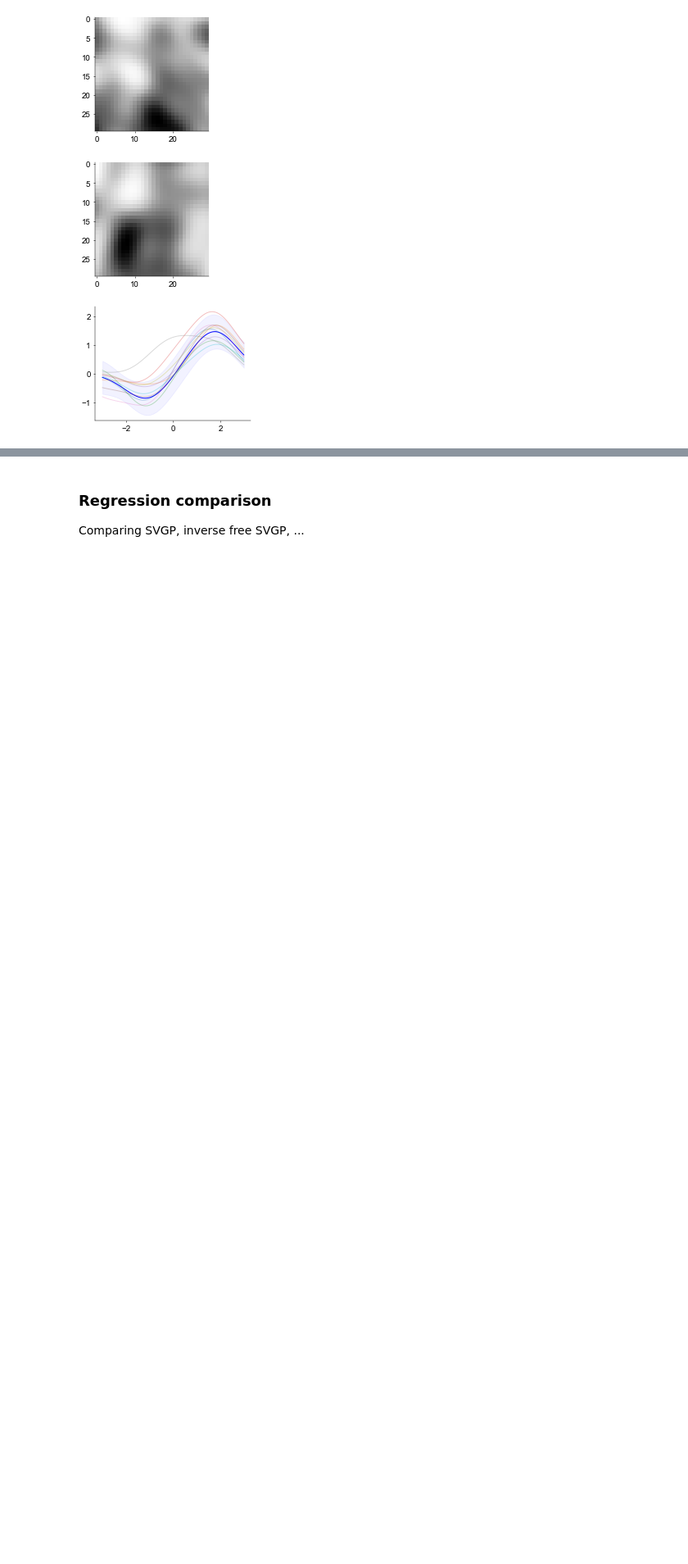
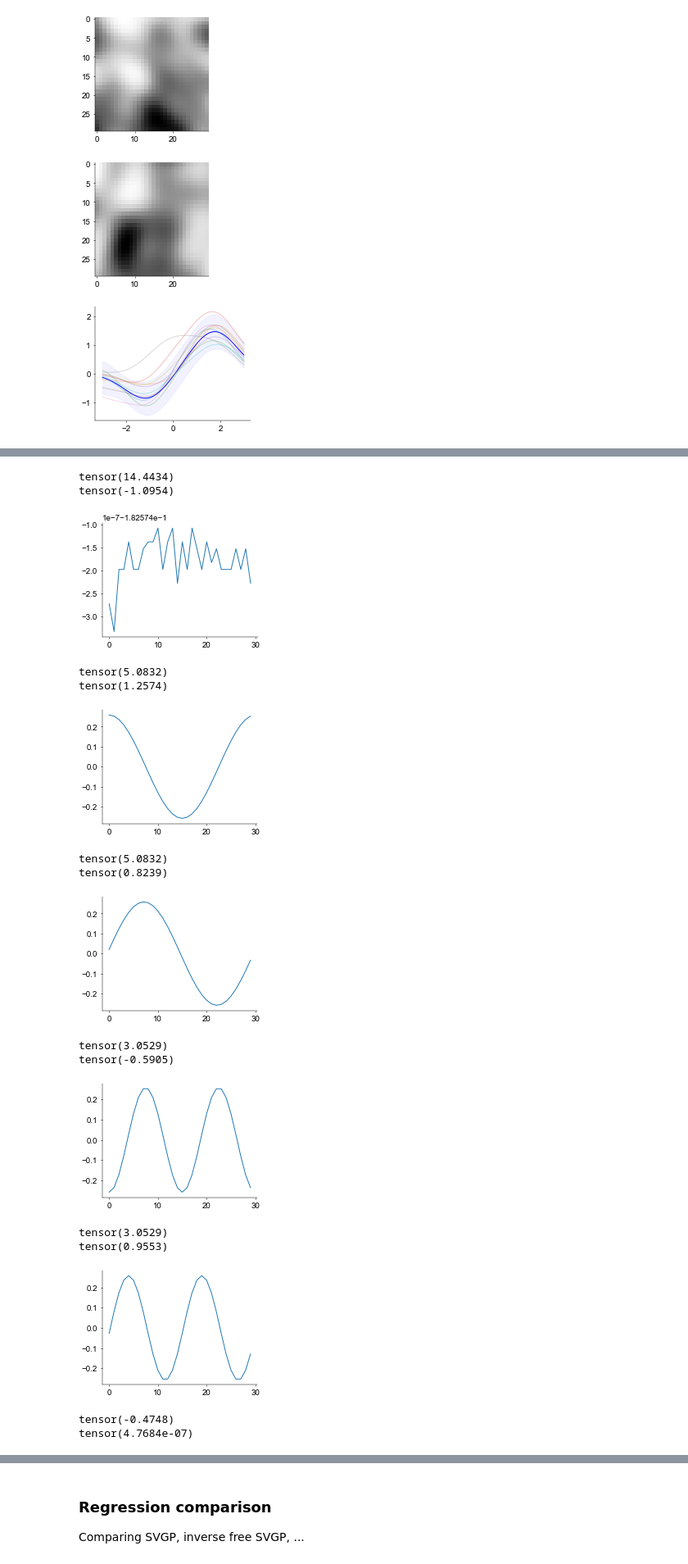
Before and after one commit to davindicode/nonparametric-nonrenewal-process, a Jupyter notebook: notebooks/GP.ipynb, the cells around one changed output, grey strips where cells are left out. Shown at 82% size. Drawn from its saved outputs; the diff is of its cells as text; code cells hidden in the pictures; blank space fills up the shorter version.

```diff
--- a/notebooks/GP.ipynb
+++ b/notebooks/GP.ipynb
@@ -146,0 +228,29 @@ plt.show()
+# %%
+n_e = 0
+v = torch.ones(Tl)
+v[6:] = 0
+L, V = torch.eig(K[0, ...], eigenvectors=True)
+for n_e in range(Tl):
+    print(L[n_e][0])
+    print((V[:, n_e]*v).sum())
+    plt.plot(V[:, n_e].numpy())
+    #plt.ylim(0)
+    plt.show()
+# %% [output]
+tensor(14.4434)
+tensor(-1.0954)
+[figure, added]
+tensor(5.0832)
+tensor(1.2574)
+[figure, added]
+tensor(5.0832)
+tensor(0.8239)
+[figure, added]
+tensor(3.0529)
+tensor(-0.5905)
+[figure, added]
+tensor(3.0529)
+tensor(0.9553)
+[figure, added]
+tensor(-0.4748)
+tensor(4.7684e-07)
```
Also changed, not shown: parts of 73 cells of this notebook, 5 other files.
